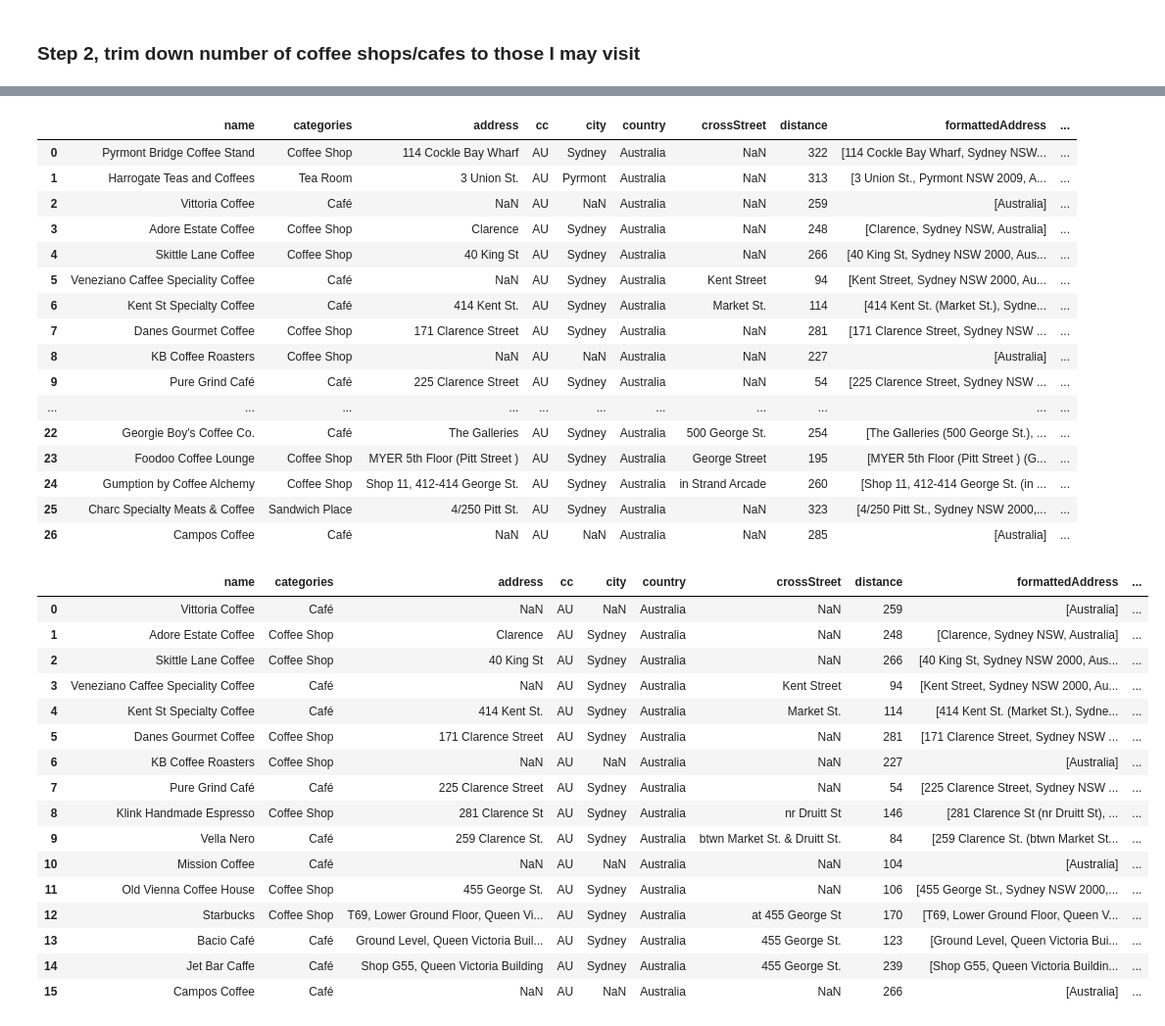
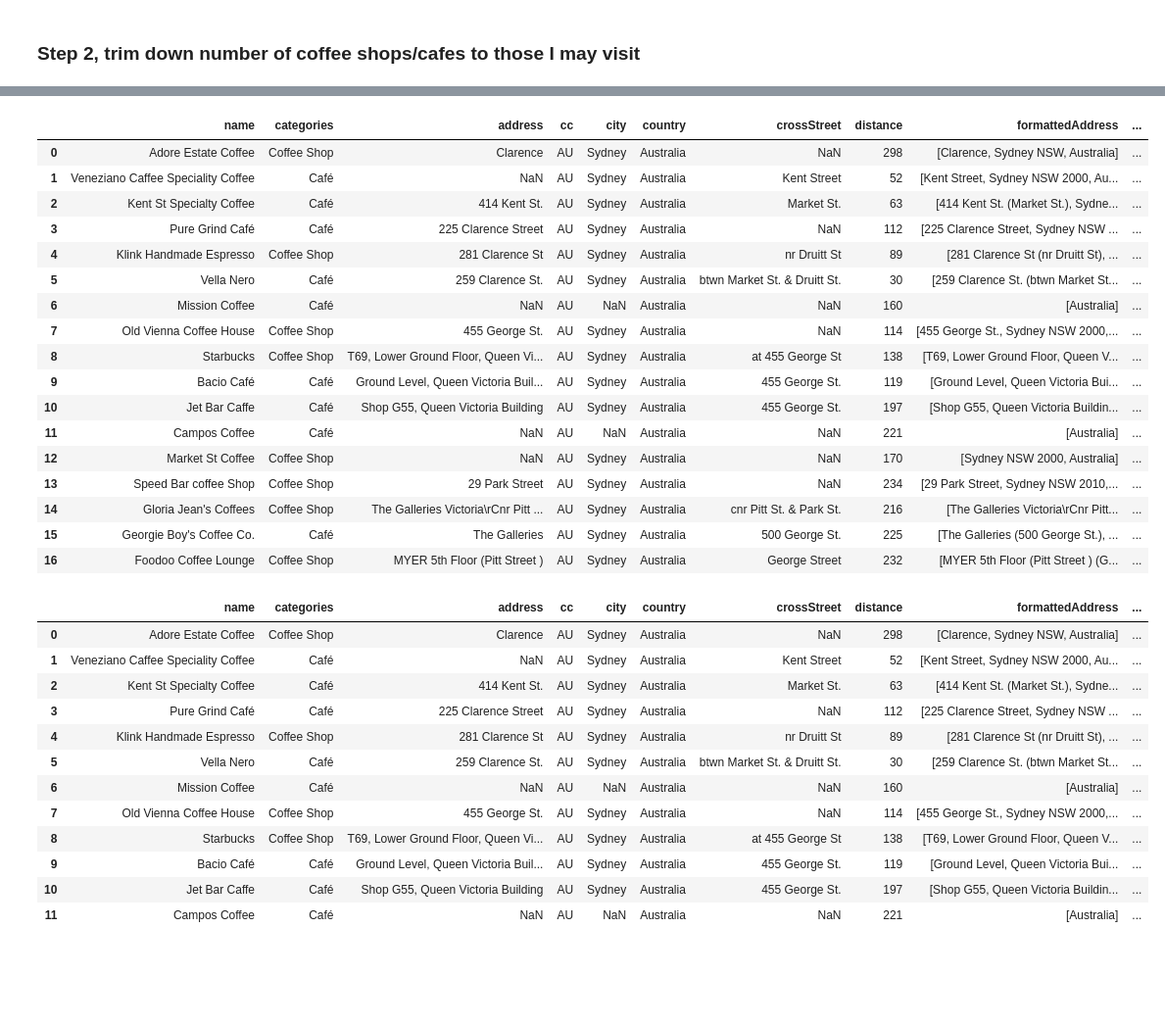
Before and after one commit to larrymanloklai/IBM-Data-Science-Prof-Cert, a Jupyter notebook: Capstone project notebook (final).ipynb, the cells around one changed output, grey strips where cells are left out. Shown: that part at 98% size. Cells and saved outputs as stored; diff of their text form; code cells hidden in the pictures; blank space fills up the shorter version.

```diff
--- a/Capstone project notebook (final).ipynb
+++ b/Capstone project notebook (final).ipynb
@@ -49,16 +49,15 @@ Preparing transaction: done
 Verifying transaction: done
 Executing transaction: done
 # %%
-# Visually from google map, Prince Alfred Park is in the middle of the City of Sydney LGA. Let's find out what is the coordinate.
-# this is the address of the Prince Alfred Park:
+# Let's define the location coordinate of Townhall and Office.
 venue_TH = 'Townhall Station'
 address_TH = '63 George St, Sydney, Australia'
 venue_OF = 'Office'
-address_OF = '419 Kent St, Sydney, Australia'
+address_OF = '383 Kent St, Sydney, Australia'
 latitude_TH = -33.873251
 longitude_TH = 151.206718
-latitude_OF = -33.868780
-longitude_OF = 151.204501
+latitude_OF = -33.869814
+longitude_OF = 151.204269
 
 print(venue_TH)
 print('address:',address_TH)
@@ -66,7 +65,7 @@ print(latitude_TH, longitude_TH)
 print('\n')
 print(venue_OF)
 print('address:',address_OF)
-print(latitude_TH, longitude_OF)
+print(latitude_OF, longitude_OF)
 print('\n')
 print('This is the middle point:')
 latitude_MID = (latitude_TH + latitude_OF)/2
@@ -187,5 +186,5 @@ df_filtered.head(50)
 ### Step 2, trim down number of coffee shops/cafes to those I may visit
 # %%
 # let's drop the Coffee schools
-df_filtered.drop(df_filtered.index[[5,11,21]], inplace = True)
-df_filtered = df_filtered.reset_index(drop=True)
+#df_filtered.drop(df_filtered.index[[5,13,27]], inplace = True)
+#df_filtered = df_filtered.reset_index(drop=True)
@@ -277,5 +256,5 @@ df_filtered.head()
 # %%
-df_filtered.drop(df_filtered.index[[0,1,2]], inplace = True)
+df_filtered.drop(df_filtered.index[[0]], inplace = True)
 # %%
 # sort data frame as per latitude
 df_filtered = df_filtered.sort_values(by = 'lng')
@@ -283,44 +262,41 @@ df_filtered = df_filtered.reset_index(drop=True)
 df_filtered.head(30)
 # %% [output]
 |  | name | categories | address | cc | city | country | crossStreet | distance | formattedAddress | ... |
-| 0 | Pyrmont Bridge Coffee Stand | Coffee Shop | 114 Cockle Bay Wharf | AU | Sydney | Australia | NaN | 322 | [114 Cockle Bay Wharf, Sydney NSW... | ... |
-| 1 | Harrogate Teas and Coffees | Tea Room | 3 Union St. | AU | Pyrmont | Australia | NaN | 313 | [3 Union St., Pyrmont NSW 2009, A... | ... |
-| 2 | Vittoria Coffee | Café | NaN | AU | NaN | Australia | NaN | 259 | [Australia] | ... |
-| 3 | Adore Estate Coffee | Coffee Shop | Clarence | AU | Sydney | Australia | NaN | 248 | [Clarence, Sydney NSW, Australia] | ... |
-| 4 | Skittle Lane Coffee | Coffee Shop | 40 King St | AU | Sydney | Australia | NaN | 266 | [40 King St, Sydney NSW 2000, Aus... | ... |
-| 5 | Veneziano Caffee Speciality Coffee | Café | NaN | AU | Sydney | Australia | Kent Street | 94 | [Kent Street, Sydney NSW 2000, Au... | ... |
-| 6 | Kent St Specialty Coffee | Café | 414 Kent St. | AU | Sydney | Australia | Market St. | 114 | [414 Kent St. (Market St.), Sydne... | ... |
-| 7 | Danes Gourmet Coffee | Coffee Shop | 171 Clarence Street | AU | Sydney | Australia | NaN | 281 | [171 Clarence Street, Sydney NSW ... | ... |
-| 8 | KB Coffee Roasters | Coffee Shop | NaN | AU | NaN | Australia | NaN | 227 | [Australia] | ... |
-| 9 | Pure Grind Café | Café | 225 Clarence Street | AU | Sydney | Australia | NaN | 54 | [225 Clarence Street, Sydney NSW ... | ... |
-| ... | ... | ... | ... | ... | ... | ... | ... | ... | ... | ... |
-| 22 | Georgie Boy's Coffee Co. | Café | The Galleries | AU | Sydney | Australia | 500 George St. | 254 | [The Galleries (500 George St.), ... | ... |
-| 23 | Foodoo Coffee Lounge | Coffee Shop | MYER 5th Floor (Pitt Street ) | AU | Sydney | Australia | George Street | 195 | [MYER 5th Floor (Pitt Street ) (G... | ... |
-| 24 | Gumption by Coffee Alchemy | Coffee Shop | Shop 11, 412-414 George St. | AU | Sydney | Australia | in Strand Arcade | 260 | [Shop 11, 412-414 George St. (in ... | ... |
-| 25 | Charc Specialty Meats & Coffee | Sandwich Place | 4/250 Pitt St. | AU | Sydney | Australia | NaN | 323 | [4/250 Pitt St., Sydney NSW 2000,... | ... |
-| 26 | Campos Coffee | Café | NaN | AU | NaN | Australia | NaN | 285 | [Australia] | ... |
+| 0 | Adore Estate Coffee | Coffee Shop | Clarence | AU | Sydney | Australia | NaN | 298 | [Clarence, Sydney NSW, Australia] | ... |
+| 1 | Veneziano Caffee Speciality Coffee | Café | NaN | AU | Sydney | Australia | Kent Street | 52 | [Kent Street, Sydney NSW 2000, Au... | ... |
+| 2 | Kent St Specialty Coffee | Café | 414 Kent St. | AU | Sydney | Australia | Market St. | 63 | [414 Kent St. (Market St.), Sydne... | ... |
+| 3 | Pure Grind Café | Café | 225 Clarence Street | AU | Sydney | Australia | NaN | 112 | [225 Clarence Street, Sydney NSW ... | ... |
+| 4 | Klink Handmade Espresso | Coffee Shop | 281 Clarence St | AU | Sydney | Australia | nr Druitt St | 89 | [281 Clarence St (nr Druitt St), ... | ... |
+| 5 | Vella Nero | Café | 259 Clarence St. | AU | Sydney | Australia | btwn Market St. & Druitt St. | 30 | [259 Clarence St. (btwn Market St... | ... |
+| 6 | Mission Coffee | Café | NaN | AU | NaN | Australia | NaN | 160 | [Australia] | ... |
+| 7 | Old Vienna Coffee House | Coffee Shop | 455 George St. | AU | Sydney | Australia | NaN | 114 | [455 George St., Sydney NSW 2000,... | ... |
+| 8 | Starbucks | Coffee Shop | T69, Lower Ground Floor, Queen Vi... | AU | Sydney | Australia | at 455 George St | 138 | [T69, Lower Ground Floor, Queen V... | ... |
+| 9 | Bacio Café | Café | Ground Level, Queen Victoria Buil... | AU | Sydney | Australia | 455 George St. | 119 | [Ground Level, Queen Victoria Bui... | ... |
+| 10 | Jet Bar Caffe | Café | Shop G55, Queen Victoria Building | AU | Sydney | Australia | 455 George St. | 197 | [Shop G55, Queen Victoria Buildin... | ... |
+| 11 | Campos Coffee | Café | NaN | AU | NaN | Australia | NaN | 221 | [Australia] | ... |
+| 12 | Market St Coffee | Coffee Shop | NaN | AU | Sydney | Australia | NaN | 170 | [Sydney NSW 2000, Australia] | ... |
+| 13 | Speed Bar coffee Shop | Coffee Shop | 29 Park Street | AU | Sydney | Australia | NaN | 234 | [29 Park Street, Sydney NSW 2010,... | ... |
+| 14 | Gloria Jean's Coffees | Coffee Shop | The Galleries Victoria\rCnr Pitt ... | AU | Sydney | Australia | cnr Pitt St. & Park St. | 216 | [The Galleries Victoria\rCnr Pitt... | ... |
+| 15 | Georgie Boy's Coffee Co. | Café | The Galleries | AU | Sydney | Australia | 500 George St. | 225 | [The Galleries (500 George St.), ... | ... |
+| 16 | Foodoo Coffee Lounge | Coffee Shop | MYER 5th Floor (Pitt Street ) | AU | Sydney | Australia | George Street | 232 | [MYER 5th Floor (Pitt Street ) (G... | ... |
 # %%
-df_filtered.drop(df_filtered.index[[0,1,18,19,20,21,22,23,24,25,26]], inplace = True)
+df_filtered.drop(df_filtered.index[[12,13,14,15,16]], inplace = True)
 df_filtered = df_filtered.reset_index(drop=True)
 df_filtered.head(30)
 # %% [output]
 |  | name | categories | address | cc | city | country | crossStreet | distance | formattedAddress | ... |
-| 0 | Vittoria Coffee | Café | NaN | AU | NaN | Australia | NaN | 259 | [Australia] | ... |
-| 1 | Adore Estate Coffee | Coffee Shop | Clarence | AU | Sydney | Australia | NaN | 248 | [Clarence, Sydney NSW, Australia] | ... |
-| 2 | Skittle Lane Coffee | Coffee Shop | 40 King St | AU | Sydney | Australia | NaN | 266 | [40 King St, Sydney NSW 2000, Aus... | ... |
-| 3 | Veneziano Caffee Speciality Coffee | Café | NaN | AU | Sydney | Australia | Kent Street | 94 | [Kent Street, Sydney NSW 2000, Au... | ... |
-| 4 | Kent St Specialty Coffee | Café | 414 Kent St. | AU | Sydney | Australia | Market St. | 114 | [414 Kent St. (Market St.), Sydne... | ... |
-| 5 | Danes Gourmet Coffee | Coffee Shop | 171 Clarence Street | AU | Sydney | Australia | NaN | 281 | [171 Clarence Street, Sydney NSW ... | ... |
-| 6 | KB Coffee Roasters | Coffee Shop | NaN | AU | NaN | Australia | NaN | 227 | [Australia] | ... |
-| 7 | Pure Grind Café | Café | 225 Clarence Street | AU | Sydney | Australia | NaN | 54 | [225 Clarence Street, Sydney NSW ... | ... |
-| 8 | Klink Handmade Espresso | Coffee Shop | 281 Clarence St | AU | Sydney | Australia | nr Druitt St | 146 | [281 Clarence St (nr Druitt St), ... | ... |
-| 9 | Vella Nero | Café | 259 Clarence St. | AU | Sydney | Australia | btwn Market St. & Druitt St. | 84 | [259 Clarence St. (btwn Market St... | ... |
-| 10 | Mission Coffee | Café | NaN | AU | NaN | Australia | NaN | 104 | [Australia] | ... |
-| 11 | Old Vienna Coffee House | Coffee Shop | 455 George St. | AU | Sydney | Australia | NaN | 106 | [455 George St., Sydney NSW 2000,... | ... |
-| 12 | Starbucks | Coffee Shop | T69, Lower Ground Floor, Queen Vi... | AU | Sydney | Australia | at 455 George St | 170 | [T69, Lower Ground Floor, Queen V... | ... |
-| 13 | Bacio Café | Café | Ground Level, Queen Victoria Buil... | AU | Sydney | Australia | 455 George St. | 123 | [Ground Level, Queen Victoria Bui... | ... |
-| 14 | Jet Bar Caffe | Café | Shop G55, Queen Victoria Building | AU | Sydney | Australia | 455 George St. | 239 | [Shop G55, Queen Victoria Buildin... | ... |
-| 15 | Campos Coffee | Café | NaN | AU | NaN | Australia | NaN | 266 | [Australia] | ... |
+| 0 | Adore Estate Coffee | Coffee Shop | Clarence | AU | Sydney | Australia | NaN | 298 | [Clarence, Sydney NSW, Australia] | ... |
+| 1 | Veneziano Caffee Speciality Coffee | Café | NaN | AU | Sydney | Australia | Kent Street | 52 | [Kent Street, Sydney NSW 2000, Au... | ... |
+| 2 | Kent St Specialty Coffee | Café | 414 Kent St. | AU | Sydney | Australia | Market St. | 63 | [414 Kent St. (Market St.), Sydne... | ... |
+| 3 | Pure Grind Café | Café | 225 Clarence Street | AU | Sydney | Australia | NaN | 112 | [225 Clarence Street, Sydney NSW ... | ... |
+| 4 | Klink Handmade Espresso | Coffee Shop | 281 Clarence St | AU | Sydney | Australia | nr Druitt St | 89 | [281 Clarence St (nr Druitt St), ... | ... |
+| 5 | Vella Nero | Café | 259 Clarence St. | AU | Sydney | Australia | btwn Market St. & Druitt St. | 30 | [259 Clarence St. (btwn Market St... | ... |
+| 6 | Mission Coffee | Café | NaN | AU | NaN | Australia | NaN | 160 | [Australia] | ... |
+| 7 | Old Vienna Coffee House | Coffee Shop | 455 George St. | AU | Sydney | Australia | NaN | 114 | [455 George St., Sydney NSW 2000,... | ... |
+| 8 | Starbucks | Coffee Shop | T69, Lower Ground Floor, Queen Vi... | AU | Sydney | Australia | at 455 George St | 138 | [T69, Lower Ground Floor, Queen V... | ... |
+| 9 | Bacio Café | Café | Ground Level, Queen Victoria Buil... | AU | Sydney | Australia | 455 George St. | 119 | [Ground Level, Queen Victoria Bui... | ... |
+| 10 | Jet Bar Caffe | Café | Shop G55, Queen Victoria Building | AU | Sydney | Australia | 455 George St. | 197 | [Shop G55, Queen Victoria Buildin... | ... |
+| 11 | Campos Coffee | Café | NaN | AU | NaN | Australia | NaN | 221 | [Australia] | ... |
 # %%
 # let's have a look on what we've got so far on a map.
 
```
Also changed, not shown: parts of 18 cells of this notebook.
